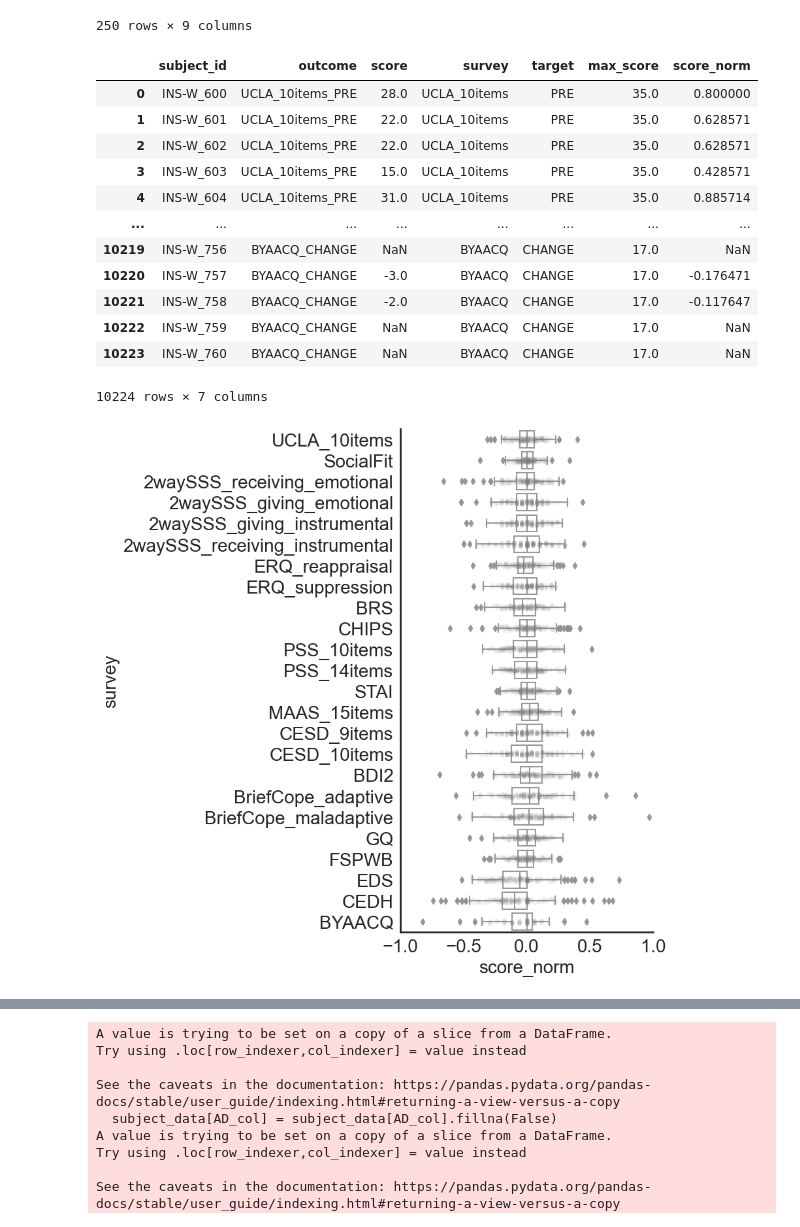
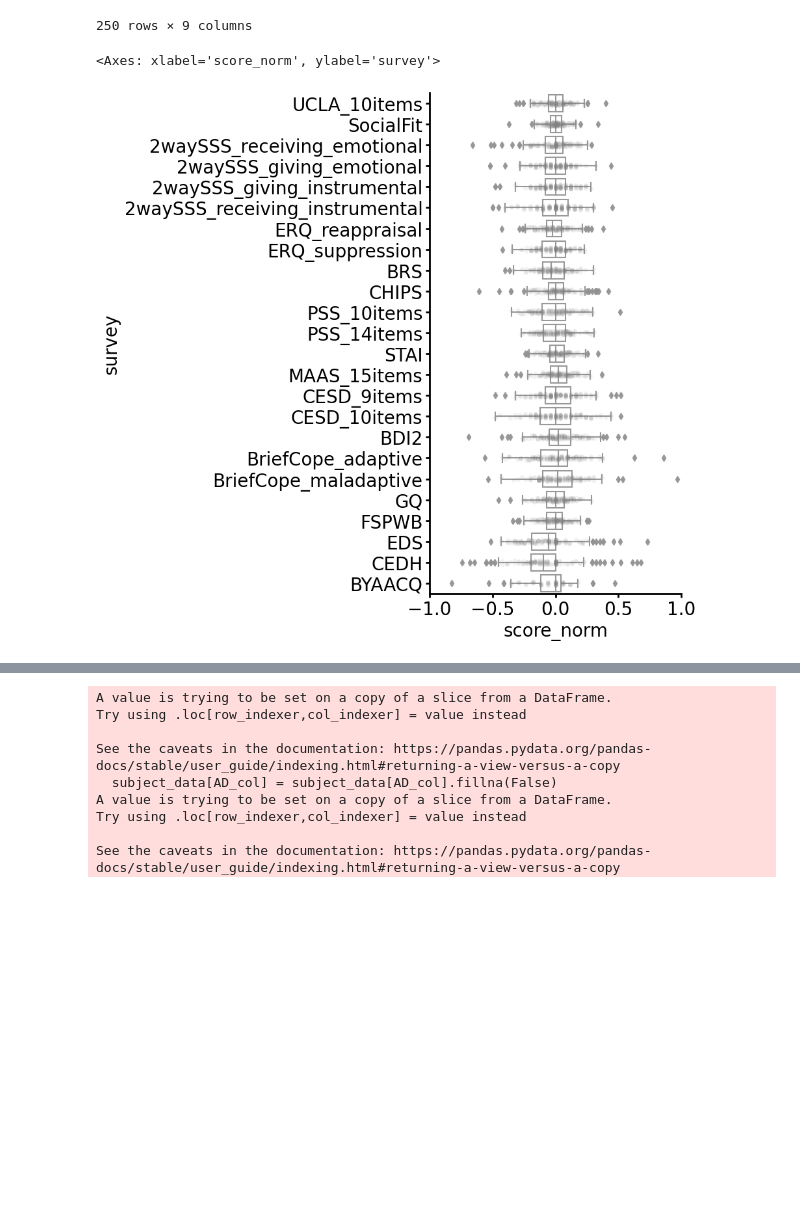
Before and after one commit to akre96/mhealth_anomaly_detection, a Jupyter notebook: notebooks/AMIA23_figures_globem.ipynb, the cells around one changed output, grey strips where cells are left out. Drawn from its saved outputs; the diff is of its cells as text; code cells hidden in the pictures; blank space fills up the shorter version.

```diff
--- a/notebooks/AMIA23_figures_globem.ipynb
+++ b/notebooks/AMIA23_figures_globem.ipynb
@@ -178,45 +150,32 @@ study_corrs
 # %%
 prepost_melt = prepost[['subject_id', *survey_cols]].melt(id_vars='subject_id', var_name='outcome', value_name='score')
 prepost_melt['survey'] = prepost_melt['outcome'].str.split('_').str[:-1].str.join('_')
 prepost_melt['target'] = prepost_melt['outcome'].str.split('_').str[-1]
 survey_max = prepost_melt.groupby('survey').score.max().reset_index().rename(columns={'score': 'max_score'})
 prepost_melt = prepost_melt.merge(survey_max)
 prepost_melt['score_norm'] = prepost_melt['score']/prepost_melt['max_score']
 
 fig, ax = plt.subplots(figsize=(5,10))
 sns.stripplot(
     x='score_norm',
     y='survey',
     data=prepost_melt[prepost_melt.target == 'CHANGE'],
     alpha=.1,
     color='gray',
     ax=ax
 )
 sns.boxplot(
     x='score_norm',
     y='survey',
     data=prepost_melt[prepost_melt.target == 'CHANGE'],
     color='white',
     ax=ax
 )
 ax.set_xlim([-1, 1])
 fa.despine_thicken_axes(ax, )
-prepost_melt
 # %% [output]
-|  | subject_id | outcome | score | survey | target | max_score | score_norm |
-| 0 | INS-W_600 | UCLA_10items_PRE | 28.0 | UCLA_10items | PRE | 35.0 | 0.800000 |
-| 1 | INS-W_601 | UCLA_10items_PRE | 22.0 | UCLA_10items | PRE | 35.0 | 0.628571 |
-| 2 | INS-W_602 | UCLA_10items_PRE | 22.0 | UCLA_10items | PRE | 35.0 | 0.628571 |
-| 3 | INS-W_603 | UCLA_10items_PRE | 15.0 | UCLA_10items | PRE | 35.0 | 0.428571 |
-| 4 | INS-W_604 | UCLA_10items_PRE | 31.0 | UCLA_10items | PRE | 35.0 | 0.885714 |
-| ... | ... | ... | ... | ... | ... | ... | ... |
-| 10219 | INS-W_756 | BYAACQ_CHANGE | NaN | BYAACQ | CHANGE | 17.0 | NaN |
-| 10220 | INS-W_757 | BYAACQ_CHANGE | -3.0 | BYAACQ | CHANGE | 17.0 | -0.176471 |
-| 10221 | INS-W_758 | BYAACQ_CHANGE | -2.0 | BYAACQ | CHANGE | 17.0 | -0.117647 |
-| 10222 | INS-W_759 | BYAACQ_CHANGE | NaN | BYAACQ | CHANGE | 17.0 | NaN |
-| 10223 | INS-W_760 | BYAACQ_CHANGE | NaN | BYAACQ | CHANGE | 17.0 | NaN |
-10224 rows × 7 columns
+<Axes: xlabel='score_norm', ylabel='survey'>
-[figure, old version]
+[figure, new version]
 # %%
 study_corrs['model'] = study_corrs.detector.str.removesuffix('_anomaly')
 study_corr_piv = study_corrs.pivot_table(
```
Also changed, not shown: parts of 17 cells of this notebook, 6 other files.
